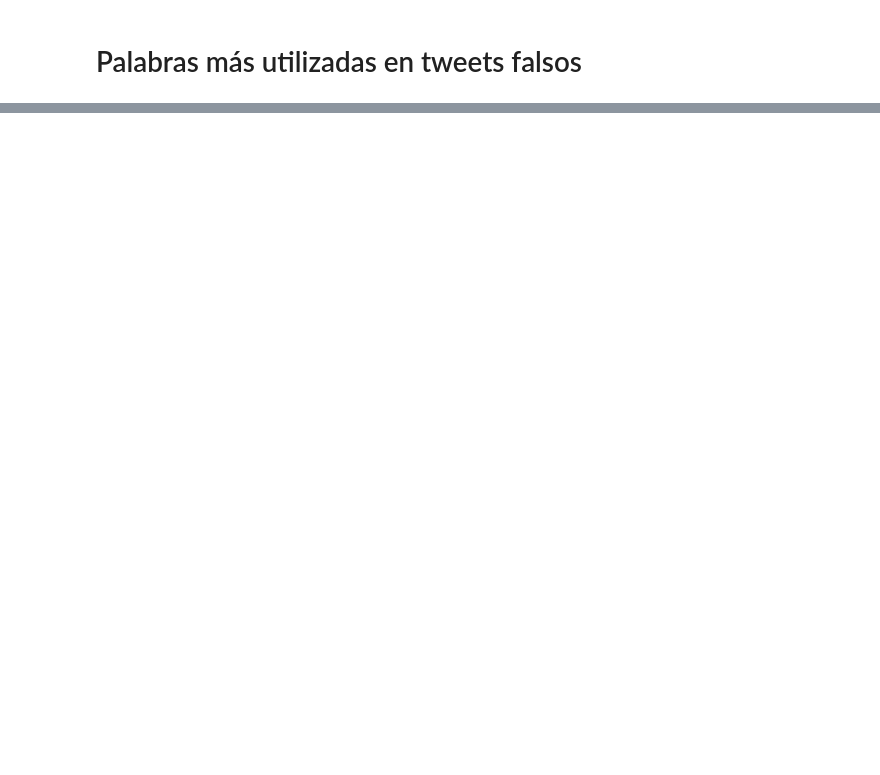
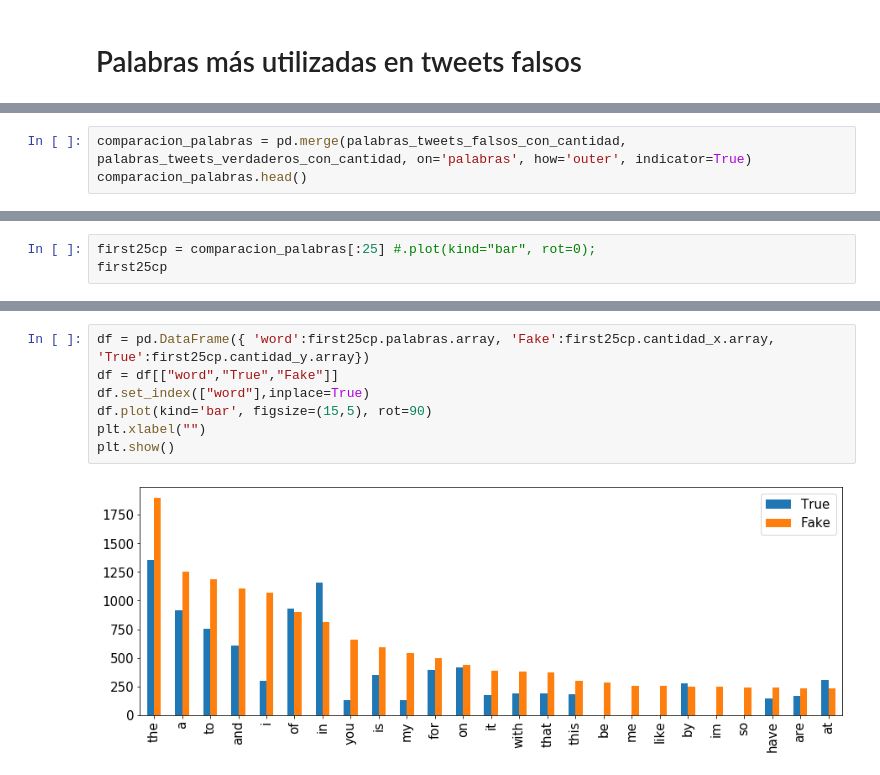
Before and after one commit to FranciscoGauna/TP1-Datos, a Jupyter notebook: Analisis-Seba.ipynb, the cells around one changed output, grey strips where cells are left out. Drawn from its saved outputs; the diff is of its cells as text; blank space fills up the shorter version.

```diff
--- a/Analisis-Seba.ipynb
+++ b/Analisis-Seba.ipynb
@@ -189,0 +189,3 @@ plt.show()
+# %%
+comparacion_palabras = pd.merge(palabras_tweets_falsos_con_cantidad, palabras_tweets_verdaderos_con_cantidad, on='palabras', how='outer', indicator=True)
+comparacion_palabras.head()
@@ -189,0 +199,3 @@ plt.show()
+# %%
+first25cp = comparacion_palabras[:25] #.plot(kind="bar", rot=0);
+first25cp
@@ -189,0 +220,9 @@ plt.show()
+# %%
+df = pd.DataFrame({ 'word':first25cp.palabras.array, 'Fake':first25cp.cantidad_x.array, 'True':first25cp.cantidad_y.array})
+df = df[["word","True","Fake"]]
+df.set_index(["word"],inplace=True)
+df.plot(kind='bar', figsize=(15,5), rot=90)
+plt.xlabel("")
+plt.show()
+# %% [output]
+[figure, added]
```
Also changed, not shown: parts of 12 cells of this notebook, 1 other file.
